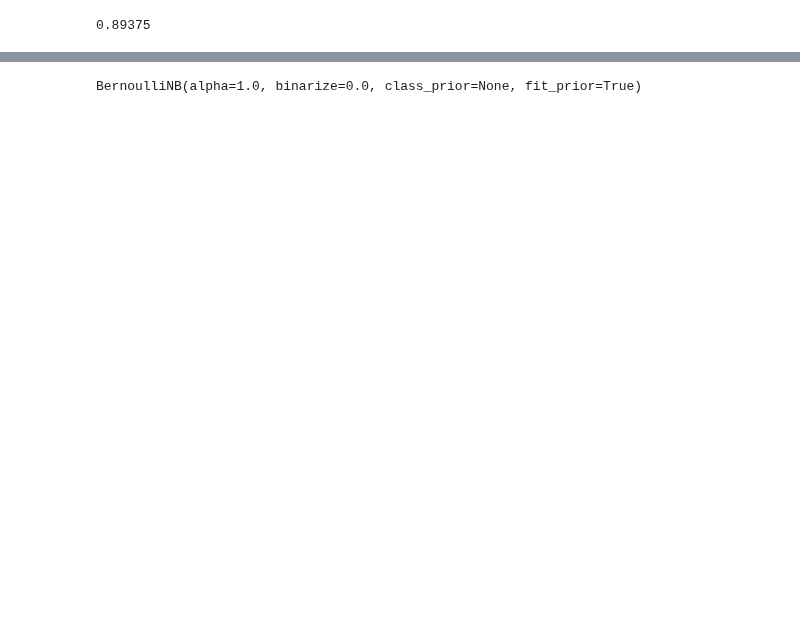
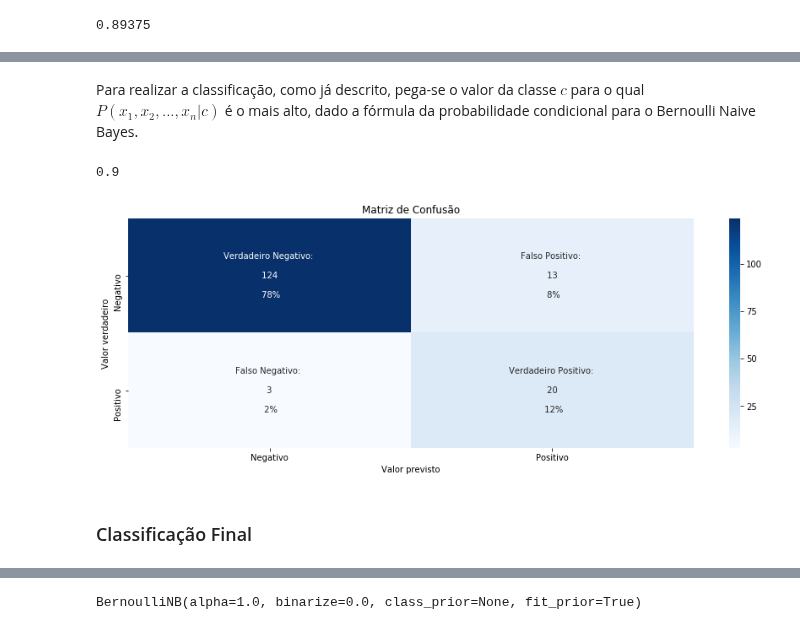
Before and after one commit to luanagbmartins/inteligencia-artificial, a Jupyter notebook: Módulo 3 - Redes Bayesianas/AP_03_ LuanaGuedes_RuanChaves_ThiagoMonteles.ipynb, the cells around one changed output, grey strips where cells are left out. Cells and saved outputs as stored; diff of their text form; code cells hidden in the pictures; blank space fills up the shorter version.

```diff
--- a/Módulo 3 - Redes Bayesianas/AP_03_ LuanaGuedes_RuanChaves_ThiagoMonteles.ipynb
+++ b/Módulo 3 - Redes Bayesianas/AP_03_ LuanaGuedes_RuanChaves_ThiagoMonteles.ipynb
@@ -865,0 +943,7 @@ bernoulli_predictions = bnb.predict(X_test)
+# %% [markdown]
+Para realizar a classificação, como já descrito, pega-se o valor da classe $c$ para o qual $P(x_1, x_2, ..., x_n|c)$ é o mais alto, dado a fórmula da probabilidade condicional para o Bernoulli Naive Bayes.
+# %%
+# Retorna a média da acurácia dado um conjunto de dados de teste
+bnb.score(X_test, y_test)
+# %% [output]
+0.9
@@ -866,3 +953,11 @@ bernoulli_predictions = bnb.predict(X_test)
+# %%
+# Plota a matriz de confusão
+cm = confusion_matrix(y_test, bernoulli_predictions)
+plot_confusion_matrix(cm)
+# %% [output]
+[figure, added]
+# %% [markdown]
+### Classificação Final
 # %%
 col1 = gaussian_predictions.reshape(-1,1)
 col2 = bernoulli_predictions.reshape(-1,1)
```
Also changed, not shown: parts of 19 cells of this notebook.
